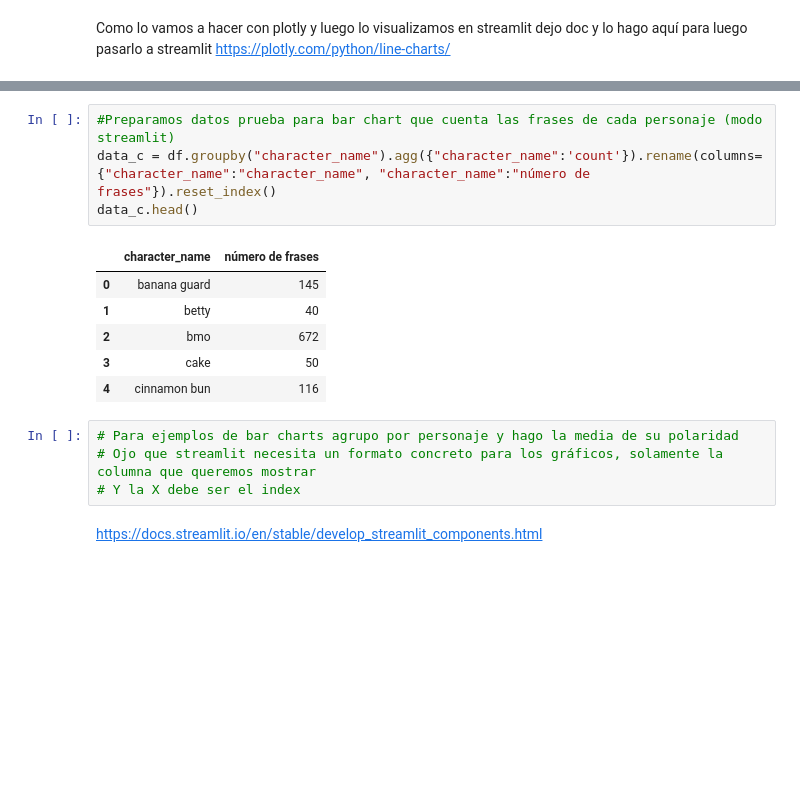
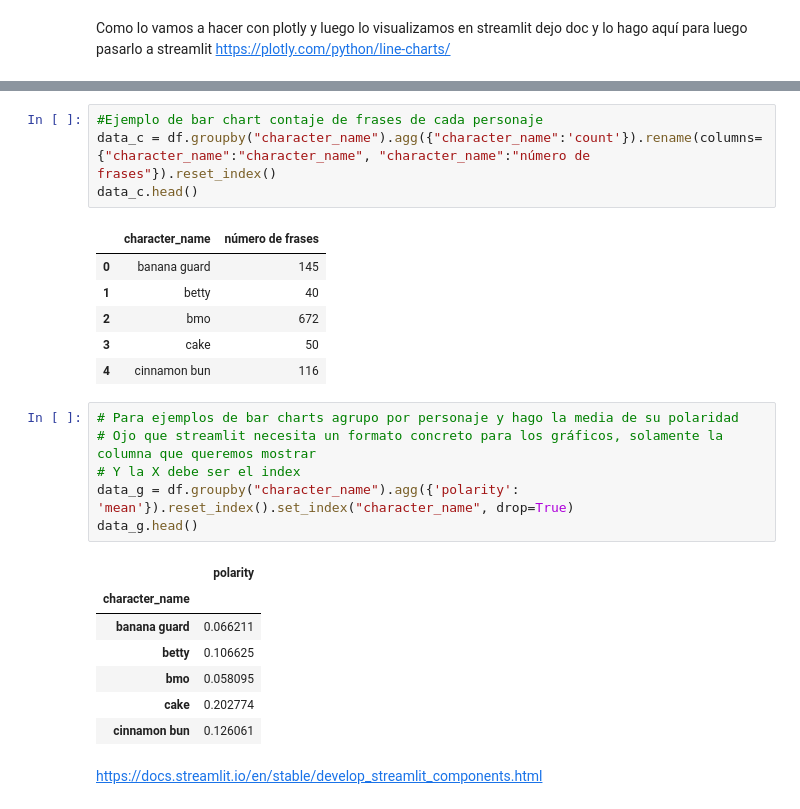
Before and after one commit to olmocorell/streamlit_me_mola, a Jupyter notebook: notebooks/explain_and_support.ipynb, the cells around one changed output, grey strips where cells are left out. Drawn from its saved outputs; the diff is of its cells as text; blank space fills up the shorter version.

```diff
--- a/notebooks/explain_and_support.ipynb
+++ b/notebooks/explain_and_support.ipynb
@@ -77,5 +84,5 @@ https://plotly.com/python/line-charts/
 # %%
-#Preparamos datos prueba para bar chart que cuenta las frases de cada personaje (modo streamlit)
+#Ejemplo de bar chart contaje de frases de cada personaje
 data_c = df.groupby("character_name").agg({"character_name":'count'}).rename(columns={"character_name":"character_name", "character_name":"número de frases"}).reset_index()
 data_c.head()
 # %% [output]
@@ -88,7 +95,17 @@ data_c.head()
 # %%
 # Para ejemplos de bar charts agrupo por personaje y hago la media de su polaridad
 # Ojo que streamlit necesita un formato concreto para los gráficos, solamente la columna que queremos mostrar
 # Y la X debe ser el index
+data_g = df.groupby("character_name").agg({'polarity': 'mean'}).reset_index().set_index("character_name", drop=True)
+data_g.head()
+# %% [output]
+|  | polarity |
+| character_name |  |
+| banana guard | 0.066211 |
+| betty | 0.106625 |
+| bmo | 0.058095 |
+| cake | 0.202774 |
+| cinnamon bun | 0.126061 |
 # %% [markdown]
 https://docs.streamlit.io/en/stable/develop_streamlit_components.html
 # %%
```
Also changed, not shown: parts of 3 cells of this notebook.
